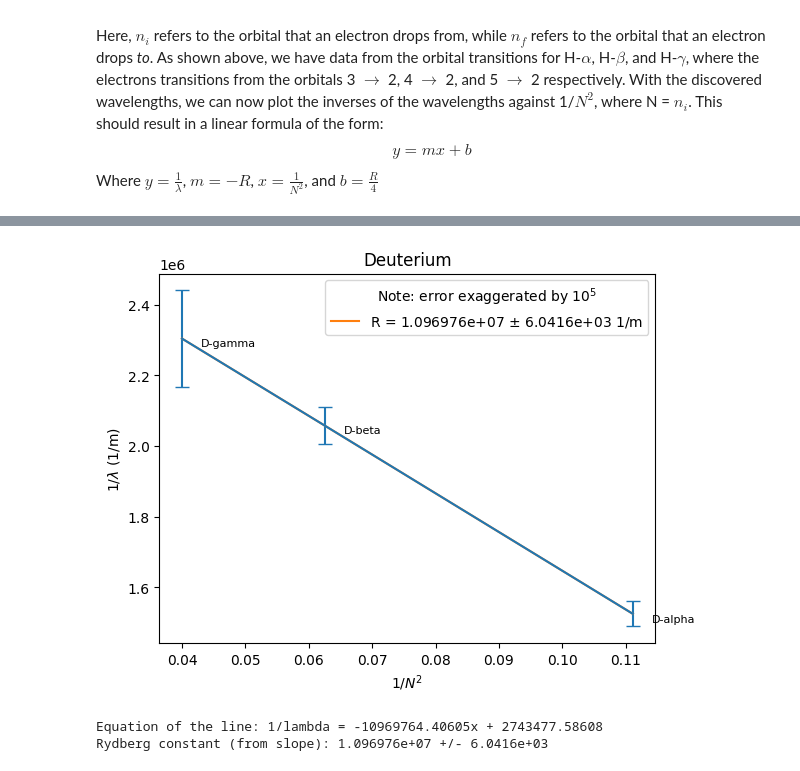
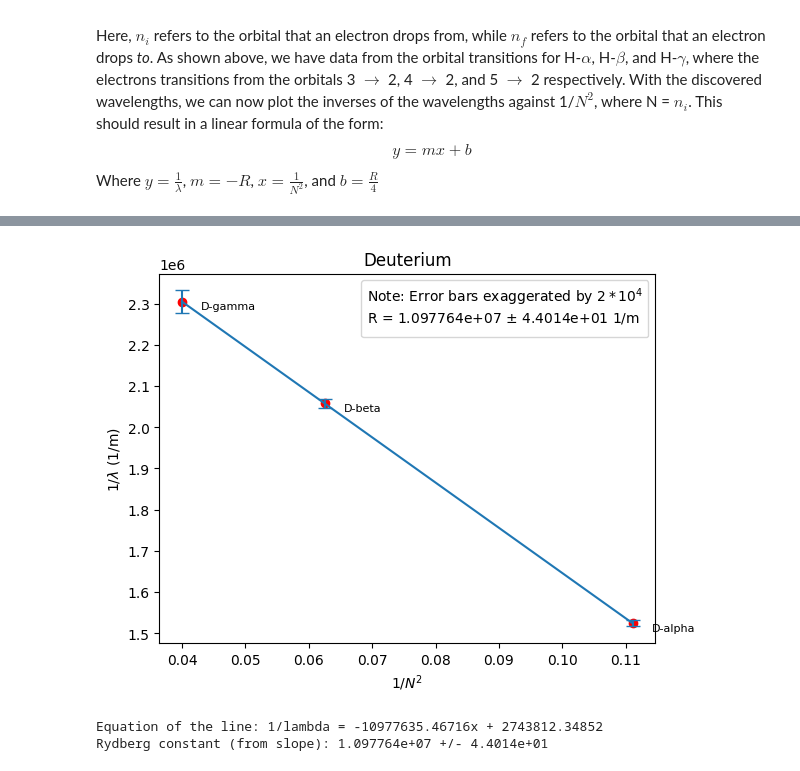
Before and after one commit to maraMaraschino/Adv-Lab, a Jupyter notebook: H2D2 Spectroscopy/h2d2_notebook.ipynb, the cells around one changed output, grey strips where cells are left out. Cells and saved outputs as stored; diff of their text form; code cells hidden in the pictures.

```diff
--- a/H2D2 Spectroscopy/h2d2_notebook.ipynb
+++ b/H2D2 Spectroscopy/h2d2_notebook.ipynb
@@ -268,10 +263,9 @@ Amplitude: 0.0007 mA +/- 2.4676e-05 mA
 Sigma: 0.0083 +/- 4.1317e-04
 Y offset: 0.4015 mA +/- 2.6115e-05 mA
 # %%
-n_beta = 486.0091/he_beta_mean
-print(f'n = {n_beta}')
+n_beta = 1.000219315
 he_beta_vac = he_beta_mean * n_beta
 de_beta_vac = de_beta_mean * n_beta
-print(f'He beta vacuum wavelength = {he_beta_vac:.4f} nm +/- {he_beta_sigma_mean:.4f} nm')
-print(f'De beta vacuum wavelength = {de_beta_vac:.4f} nm +/- {de_beta_sigma_mean:.4f} nm')
+print(f'H beta vacuum wavelength = {he_beta_vac:.4f} nm +/- {he_beta_sigma_mean:.4f} nm')
+print(f'D beta vacuum wavelength = {de_beta_vac:.4f} nm +/- {de_beta_sigma_mean:.4f} nm')
 # %% [output]
@@ -364,10 +357,10 @@ Amplitude: 0.0001 mA +/- 1.0025e-05 mA
 Sigma: 0.0061 +/- 1.1227e-03
 Y offset: 0.4010 mA +/- 1.0824e-05 mA
 # %%
-n_gamma = 434.0472/he_gamma_mean
+n_gamma = 1.000222019
 print(f'n = {n_gamma}')
-he_gamma_vac = he_gamma_mean * n_gamma
-de_gamma_vac = de_gamma_mean * n_gamma
-print(f'He gamma vacuum wavelength = {he_gamma_vac:.4f} nm +/- {he_gamma_sigma_mean:.4f} nm')
-print(f'De gamma vacuum wavelength = {de_gamma_vac:.4f} nm +/- {de_gamma_sigma_mean:.4f} nm')
+h_gamma_vac = h_gamma_mean * n_gamma
+d_gamma_vac = d_gamma_mean * n_gamma
+print(f'H gamma vacuum wavelength = {h_gamma_vac:.4f} nm +/- {h_gamma_sigma_mean:.4f} nm')
+print(f'D gamma vacuum wavelength = {d_gamma_vac:.4f} nm +/- {d_gamma_sigma_mean:.4f} nm')
 # %% [output]
@@ -436,49 +429,49 @@ Equation of the line: 1/lambda = -10966800.66458x + 2742743.82995
 # %%
 # Setting deuterium plot
 # convert nm to m - Rydberg units of 1/m
-de_alpha_vac_m = de_alpha_vac*1e-9
-de_alpha_sigma_mean_m = de_alpha_sigma_mean*1e-9
-de_alpha_mean_m = de_alpha_mean*1e-9
+d_alpha_vac_m = d_alpha_vac*1e-9
+d_alpha_sigma_mean_m = de_alpha_sigma_mean*1e-9
+d_alpha_mean_m = de_alpha_mean*1e-9
 
-de_beta_vac_m = de_beta_vac*1e-9
-de_beta_sigma_mean_m = de_beta_sigma_mean*1e-9
-de_beta_mean_m = de_beta_mean*1e-9
+d_beta_vac_m = de_beta_vac*1e-9
+d_beta_sigma_mean_m = de_beta_sigma_mean*1e-9
+d_beta_mean_m = de_beta_mean*1e-9
 
-de_gamma_vac_m = de_gamma_vac*1e-9
-de_gamma_sigma_mean_m = de_gamma_sigma_mean*1e-9
-de_gamma_mean_m = de_gamma_mean*1e-9
+d_gamma_vac_m = d_gamma_vac*1e-9
+d_gamma_sigma_mean_m = d_gamma_sigma_mean*1e-9
+d_gamma_mean_m = d_gamma_mean*1e-9
 
-y_de_vector = [1/de_alpha_vac_m, 1/de_beta_vac_m, 1/de_gamma_vac_m]
-x_de_vector = [1/9, 1/16, 1/25] # 1/N^2
+y_d_vector = [1/d_alpha_vac_m, 1/d_beta_vac_m, 1/d_gamma_vac_m]
+x_d_vector = [1/9, 1/16, 1/25] # 1/N^2
 
-de_y_uncertainty_vector = np.array([de_alpha_sigma_mean_m/(de_alpha_mean_m**2),
-                                    de_beta_sigma_mean_m/(de_beta_mean_m**2),
-                                    de_gamma_sigma_mean_m/(de_gamma_mean_m**2)])
+de_y_uncertainty_vector = np.array([d_alpha_sigma_mean_m/(d_alpha_mean_m**2),
+                                    d_beta_sigma_mean_m/(d_beta_mean_m**2),
+                                    d_gamma_sigma_mean_m/(d_gamma_mean_m**2)])
 de_labels = ['D-alpha', 'D-beta', 'D-gamma']
-for x, y, label in zip(x_de_vector, y_de_vector, de_labels):
+for x, y, label in zip(x_d_vector, y_d_vector, de_labels):
     plt.text(x+0.003, y+0.00001, label, fontsize=8, ha='left', va='top')
 
-d_slope, intercept, r_value, p_value, d_std_err = linregress(x_de_vector, y_de_vector)
+d_slope, intercept, r_value, p_value, d_std_err = linregress(x_d_vector, y_d_vector)
 
 # Generate fitted line points
-x_fit = np.linspace(min(x_de_vector), max(x_de_vector), 100)
+x_fit = np.linspace(min(x_d_vector), max(x_d_vector), 100)
 y_fit = linear_function(x_fit, d_slope, intercept)
 
-plt.errorbar(x_de_vector, y_de_vector, yerr=de_y_uncertainty_vector*1e5, fmt='-', capsize=5)
-plt.plot(x_de_vector, y_de_vector, label=f"R = {-d_slope:.6e} $\pm$ {d_std_err:.4e} 1/m")
+plt.errorbar(x_d_vector, y_d_vector, yerr=de_y_uncertainty_vector*2e4, fmt='-', capsize=5)
+plt.scatter(x_d_vector, y_d_vector, color='red')
 plt.title(f'Deuterium')
 plt.ylabel(f'1/$\lambda$ (1/m)')
 plt.xlabel(f'1/$N^2$')
-plt.legend(title="Note: error exaggerated by $10^5$")
+plt.legend(title=f"Note: Error bars exaggerated by $2 * 10^4$\nR = {-d_slope:.6e} $\pm$ {d_std_err:.4e} 1/m")
 plt.savefig('d series rydberg.png')
 plt.show()
 
 print(f"Equation of the line: 1/lambda = {d_slope:.5f}x + {intercept:.5f}")
 print(f'Rydberg constant (from slope): {-d_slope:.6e} +/- {d_std_err:.4e}')
 # %% [output]
-[figure, old version]
+[figure, new version]
-Equation of the line: 1/lambda = -10969764.40605x + 2743477.58608
-Rydberg constant (from slope): 1.096976e+07 +/- 6.0416e+03
+Equation of the line: 1/lambda = -10977635.46716x + 2743812.34852
+Rydberg constant (from slope): 1.097764e+07 +/- 4.4014e+01
 # %%
 print(f'Rydberg constant (H) = {-h_slope:.2f} +/- {h_std_err:.2f} 1/m')
 print(f'Rydberg constant (D) = {-d_slope:.2f} +/- {d_std_err:.2f} 1/m')
```
Also changed, not shown: parts of 9 cells of this notebook, 18 other files.
